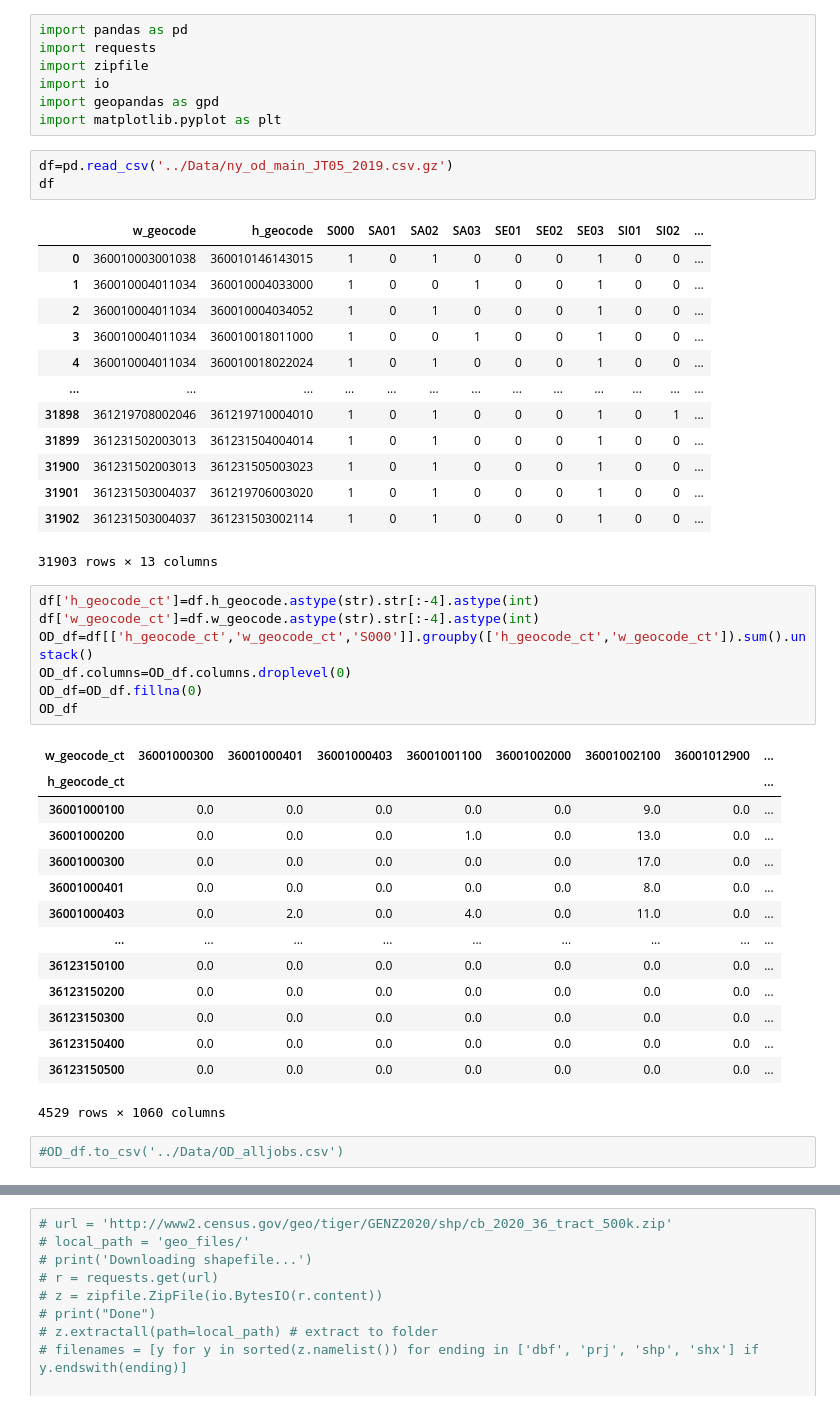
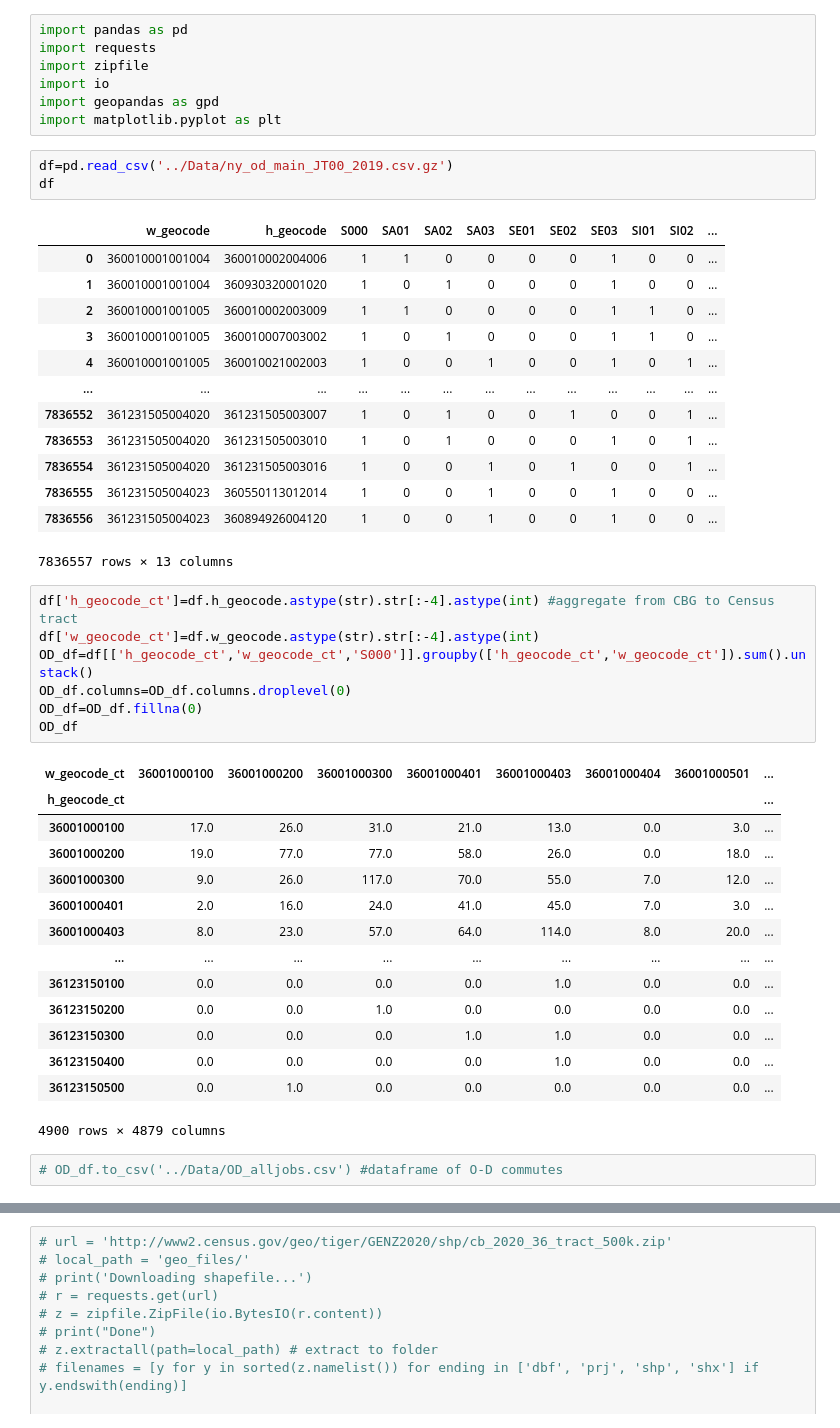
Before and after one commit to emj1020/complex_urban_systems_finalproj, a Jupyter notebook: Scripts/LEHD_CBD.ipynb, the cells around one changed output, grey strips where cells are left out. Saved outputs shown, nothing was run; the diff lists cells and outputs as text.

```diff
--- a/Scripts/LEHD_CBD.ipynb
+++ b/Scripts/LEHD_CBD.ipynb
@@ -6,45 +6,45 @@ import io
 import geopandas as gpd
 import matplotlib.pyplot as plt
 # %%
-df=pd.read_csv('../Data/ny_od_main_JT05_2019.csv.gz')
+df=pd.read_csv('../Data/ny_od_main_JT00_2019.csv.gz')
 df
 # %% [output]
 |  | w_geocode | h_geocode | S000 | SA01 | SA02 | SA03 | SE01 | SE02 | SE03 | SI01 | SI02 | ... |
-| 0 | 360010003001038 | 360010146143015 | 1 | 0 | 1 | 0 | 0 | 0 | 1 | 0 | 0 | ... |
-| 1 | 360010004011034 | 360010004033000 | 1 | 0 | 0 | 1 | 0 | 0 | 1 | 0 | 0 | ... |
-| 2 | 360010004011034 | 360010004034052 | 1 | 0 | 1 | 0 | 0 | 0 | 1 | 0 | 0 | ... |
-| 3 | 360010004011034 | 360010018011000 | 1 | 0 | 0 | 1 | 0 | 0 | 1 | 0 | 0 | ... |
-| 4 | 360010004011034 | 360010018022024 | 1 | 0 | 1 | 0 | 0 | 0 | 1 | 0 | 0 | ... |
+| 0 | 360010001001004 | 360010002004006 | 1 | 1 | 0 | 0 | 0 | 0 | 1 | 0 | 0 | ... |
+| 1 | 360010001001004 | 360930320001020 | 1 | 0 | 1 | 0 | 0 | 0 | 1 | 0 | 0 | ... |
+| 2 | 360010001001005 | 360010002003009 | 1 | 1 | 0 | 0 | 0 | 0 | 1 | 1 | 0 | ... |
+| 3 | 360010001001005 | 360010007003002 | 1 | 0 | 1 | 0 | 0 | 0 | 1 | 1 | 0 | ... |
+| 4 | 360010001001005 | 360010021002003 | 1 | 0 | 0 | 1 | 0 | 0 | 1 | 0 | 1 | ... |
 | ... | ... | ... | ... | ... | ... | ... | ... | ... | ... | ... | ... | ... |
-| 31898 | 361219708002046 | 361219710004010 | 1 | 0 | 1 | 0 | 0 | 0 | 1 | 0 | 1 | ... |
-| 31899 | 361231502003013 | 361231504004014 | 1 | 0 | 1 | 0 | 0 | 0 | 1 | 0 | 0 | ... |
-| 31900 | 361231502003013 | 361231505003023 | 1 | 0 | 1 | 0 | 0 | 0 | 1 | 0 | 0 | ... |
-| 31901 | 361231503004037 | 361219706003020 | 1 | 0 | 1 | 0 | 0 | 0 | 1 | 0 | 0 | ... |
-| 31902 | 361231503004037 | 361231503002114 | 1 | 0 | 1 | 0 | 0 | 0 | 1 | 0 | 0 | ... |
+| 7836552 | 361231505004020 | 361231505003007 | 1 | 0 | 1 | 0 | 0 | 1 | 0 | 0 | 1 | ... |
+| 7836553 | 361231505004020 | 361231505003010 | 1 | 0 | 1 | 0 | 0 | 0 | 1 | 0 | 1 | ... |
+| 7836554 | 361231505004020 | 361231505003016 | 1 | 0 | 0 | 1 | 0 | 1 | 0 | 0 | 1 | ... |
+| 7836555 | 361231505004023 | 360550113012014 | 1 | 0 | 0 | 1 | 0 | 0 | 1 | 0 | 0 | ... |
+| 7836556 | 361231505004023 | 360894926004120 | 1 | 0 | 0 | 1 | 0 | 0 | 1 | 0 | 0 | ... |
-31903 rows × 13 columns
+7836557 rows × 13 columns
 # %%
-df['h_geocode_ct']=df.h_geocode.astype(str).str[:-4].astype(int)
+df['h_geocode_ct']=df.h_geocode.astype(str).str[:-4].astype(int) #aggregate from CBG to Census tract
 df['w_geocode_ct']=df.w_geocode.astype(str).str[:-4].astype(int)
 OD_df=df[['h_geocode_ct','w_geocode_ct','S000']].groupby(['h_geocode_ct','w_geocode_ct']).sum().unstack()
 OD_df.columns=OD_df.columns.droplevel(0)
 OD_df=OD_df.fillna(0)
 OD_df
 # %% [output]
-| w_geocode_ct | 36001000300 | 36001000401 | 36001000403 | 36001001100 | 36001002000 | 36001002100 | 36001012900 | ... |
+| w_geocode_ct | 36001000100 | 36001000200 | 36001000300 | 36001000401 | 36001000403 | 36001000404 | 36001000501 | ... |
 | h_geocode_ct |  |  |  |  |  |  |  | ... |
-| 36001000100 | 0.0 | 0.0 | 0.0 | 0.0 | 0.0 | 9.0 | 0.0 | ... |
-| 36001000200 | 0.0 | 0.0 | 0.0 | 1.0 | 0.0 | 13.0 | 0.0 | ... |
-| 36001000300 | 0.0 | 0.0 | 0.0 | 0.0 | 0.0 | 17.0 | 0.0 | ... |
-| 36001000401 | 0.0 | 0.0 | 0.0 | 0.0 | 0.0 | 8.0 | 0.0 | ... |
-| 36001000403 | 0.0 | 2.0 | 0.0 | 4.0 | 0.0 | 11.0 | 0.0 | ... |
+| 36001000100 | 17.0 | 26.0 | 31.0 | 21.0 | 13.0 | 0.0 | 3.0 | ... |
+| 36001000200 | 19.0 | 77.0 | 77.0 | 58.0 | 26.0 | 0.0 | 18.0 | ... |
+| 36001000300 | 9.0 | 26.0 | 117.0 | 70.0 | 55.0 | 7.0 | 12.0 | ... |
+| 36001000401 | 2.0 | 16.0 | 24.0 | 41.0 | 45.0 | 7.0 | 3.0 | ... |
+| 36001000403 | 8.0 | 23.0 | 57.0 | 64.0 | 114.0 | 8.0 | 20.0 | ... |
 | ... | ... | ... | ... | ... | ... | ... | ... | ... |
-| 36123150100 | 0.0 | 0.0 | 0.0 | 0.0 | 0.0 | 0.0 | 0.0 | ... |
-| 36123150200 | 0.0 | 0.0 | 0.0 | 0.0 | 0.0 | 0.0 | 0.0 | ... |
-| 36123150300 | 0.0 | 0.0 | 0.0 | 0.0 | 0.0 | 0.0 | 0.0 | ... |
-| 36123150400 | 0.0 | 0.0 | 0.0 | 0.0 | 0.0 | 0.0 | 0.0 | ... |
-| 36123150500 | 0.0 | 0.0 | 0.0 | 0.0 | 0.0 | 0.0 | 0.0 | ... |
+| 36123150100 | 0.0 | 0.0 | 0.0 | 0.0 | 1.0 | 0.0 | 0.0 | ... |
+| 36123150200 | 0.0 | 0.0 | 1.0 | 0.0 | 0.0 | 0.0 | 0.0 | ... |
+| 36123150300 | 0.0 | 0.0 | 0.0 | 1.0 | 1.0 | 0.0 | 0.0 | ... |
+| 36123150400 | 0.0 | 0.0 | 0.0 | 0.0 | 1.0 | 0.0 | 0.0 | ... |
+| 36123150500 | 0.0 | 1.0 | 0.0 | 0.0 | 0.0 | 0.0 | 0.0 | ... |
-4529 rows × 1060 columns
+4900 rows × 4879 columns
 # %%
-#OD_df.to_csv('../Data/OD_alljobs.csv')
+# OD_df.to_csv('../Data/OD_alljobs.csv') #dataframe of O-D commutes
 # %%
 CBD_df=df[['w_geocode_ct','S000']].groupby(['w_geocode_ct']).sum()
```
Also changed, not shown: parts of 15 cells of this notebook, 2 other files.
